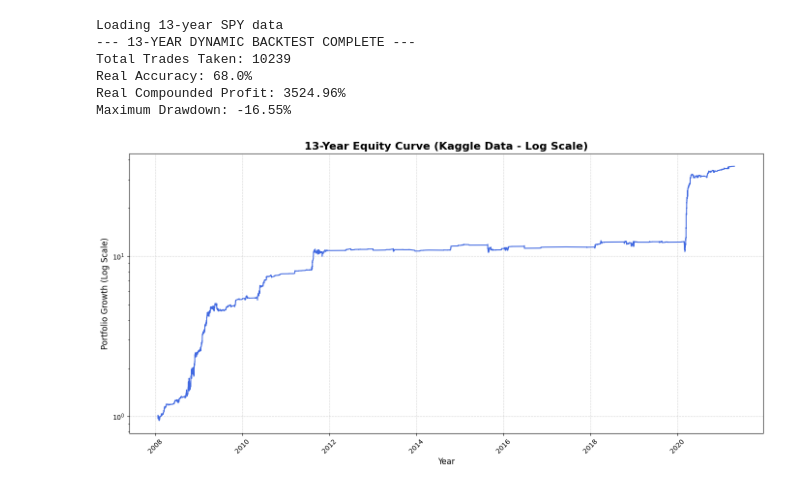
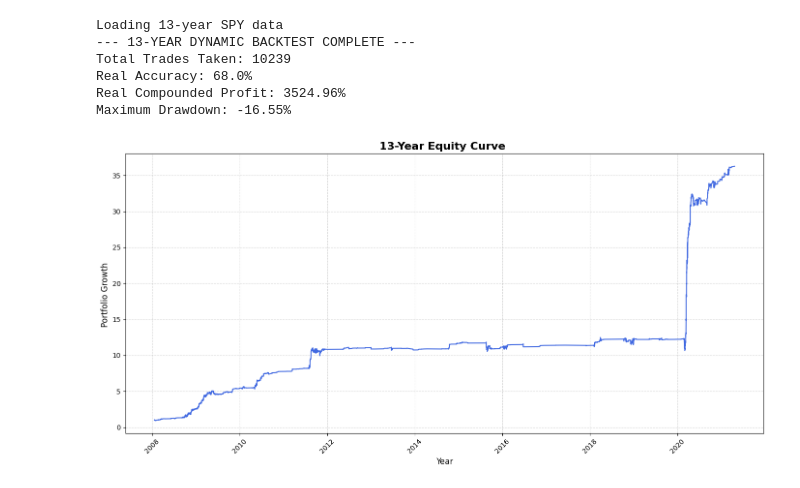
Before and after one commit to cliteka-cell/Absolute-Range-Moving-Average-Strategy, a Jupyter notebook: Absolute_Range_Moving_Averages_Stategy.ipynb, the cells around one changed output. Drawn from its saved outputs; the diff is of its cells as text; code cells hidden in the pictures.

```diff
--- a/Absolute_Range_Moving_Averages_Stategy.ipynb
+++ b/Absolute_Range_Moving_Averages_Stategy.ipynb
@@ -317,22 +317,20 @@ Real Compounded Profit: 3524.96%
 Maximum Drawdown: -16.55%
 # %%
 # Calculate the compound growth for the 13-year test
+
 trade_log_13yr['Cumulative_Return'] = (1 + trade_log_13yr['Profit']).cumprod()
 
 plt.figure(figsize=(14, 7))
 plt.plot(trade_log_13yr['Entry_Time'], trade_log_13yr['Cumulative_Return'], color='royalblue', linewidth=1.5)
 
-# Force the logarithmic scale
-plt.yscale('log')
-
-plt.title('13-Year Equity Curve (Kaggle Data - Log Scale)', fontsize=16, fontweight='bold')
+plt.title('13-Year Equity Curve ', fontsize=16, fontweight='bold')
 plt.xlabel('Year', fontsize=12)
-plt.ylabel('Portfolio Growth (Log Scale)', fontsize=12)
+plt.ylabel('Portfolio Growth ', fontsize=12)
 
 plt.grid(True, linestyle='--', alpha=0.5)
 plt.gca().xaxis.set_major_formatter(mdates.DateFormatter('%Y'))
 plt.xticks(rotation=45)
 plt.tight_layout()
 plt.show()
 # %% [output]
-[figure, old version]
+[figure, new version]
```
Also changed, not shown: parts of 2 cells of this notebook.
